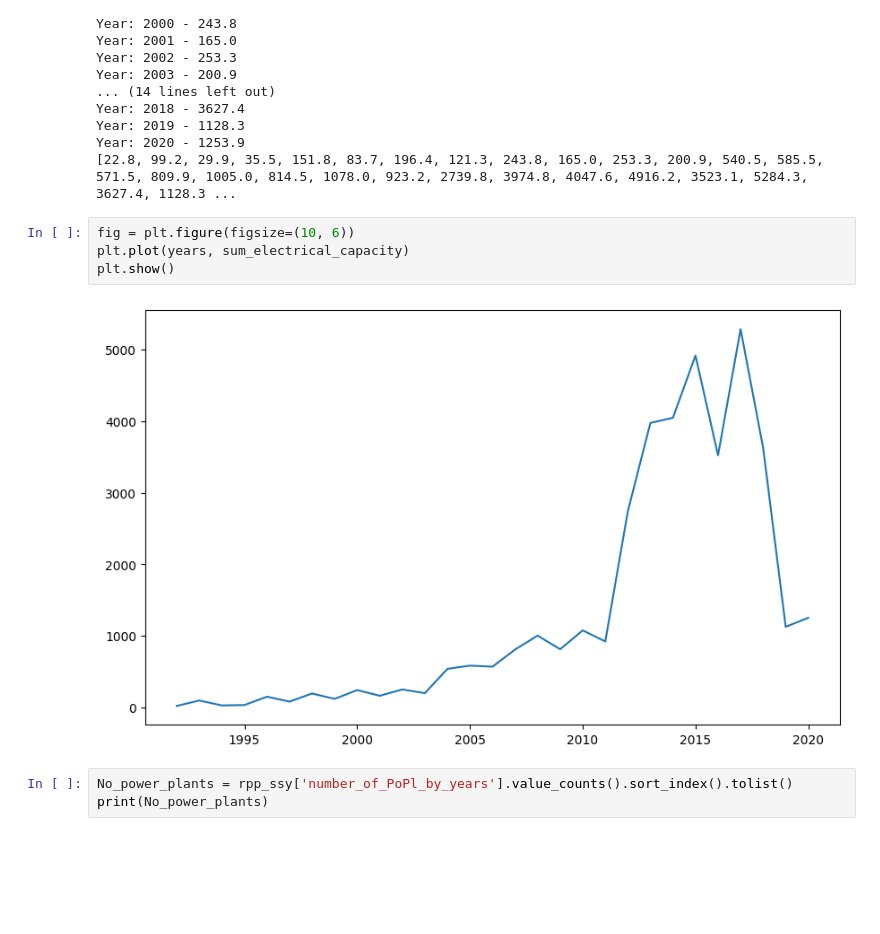
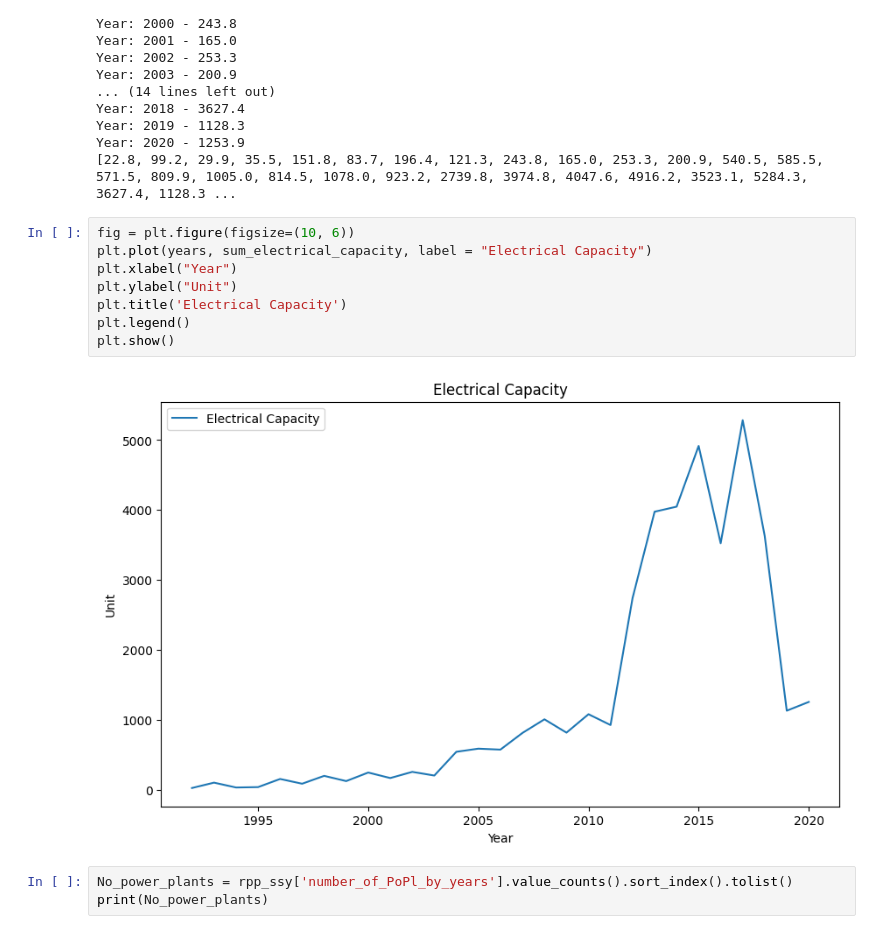
Before and after one commit to MahendraC17/Exploratory-Data-Analysis---Renewable-Power-plants-In-UK, a Jupyter notebook: EDA_renewable_power_plants.ipynb, the cells around one changed output. Cells and saved outputs as stored; diff of their text form; blank space fills up the shorter version.

Commit message:
Visualising 0.6

```diff
--- a/EDA_renewable_power_plants.ipynb
+++ b/EDA_renewable_power_plants.ipynb
@@ -373,10 +389,14 @@ Year: 2020 - 1253.9
 [22.8, 99.2, 29.9, 35.5, 151.8, 83.7, 196.4, 121.3, 243.8, 165.0, 253.3, 200.9, 540.5, 585.5, 571.5, 809.9, 1005.0, 814.5, 1078.0, 923.2, 2739.8, 3974.8, 4047.6, 4916.2, 3523.1, 5284.3, 3627.4, 1128.3 ...
 # %%
 fig = plt.figure(figsize=(10, 6))
-plt.plot(years, sum_electrical_capacity)
+plt.plot(years, sum_electrical_capacity, label = "Electrical Capacity")
+plt.xlabel("Year")
+plt.ylabel("Unit")
+plt.title('Electrical Capacity')
+plt.legend()
 plt.show()
 # %% [output]
-[figure, old version]
+[figure, new version]
 # %%
 No_power_plants = rpp_ssy['number_of_PoPl_by_years'].value_counts().sort_index().tolist()
 print(No_power_plants)
```
Also changed, not shown: parts of 3 cells of this notebook.
